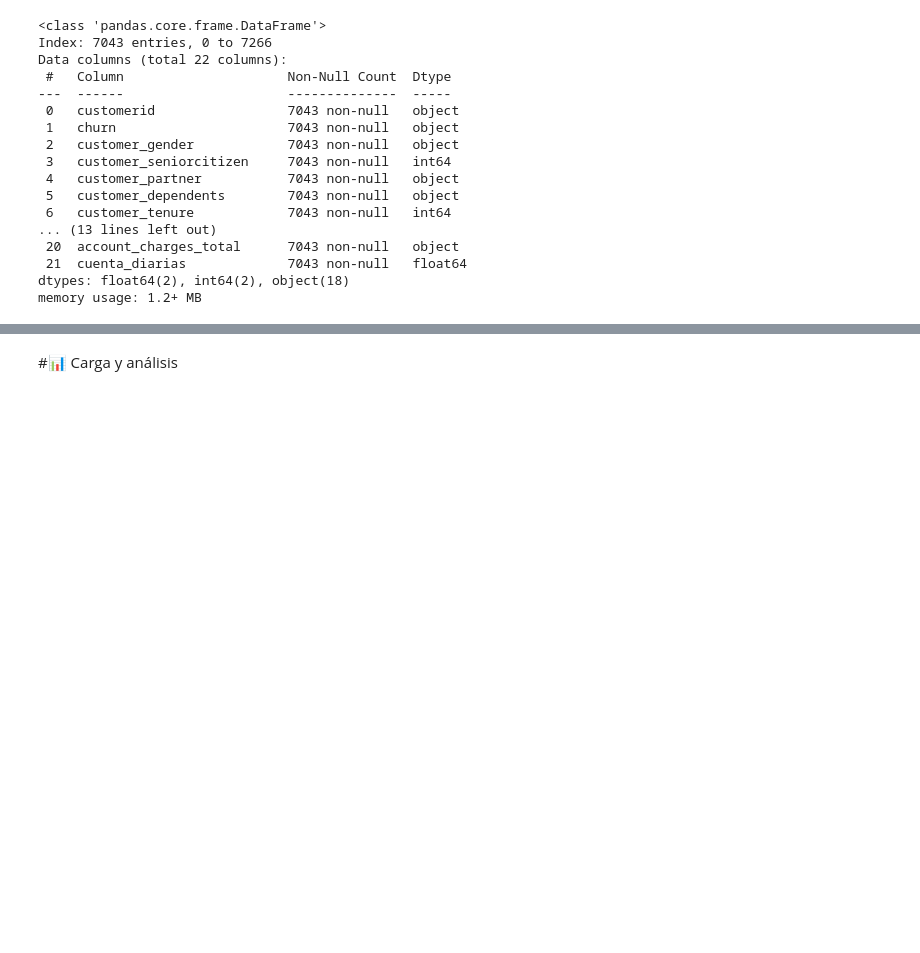
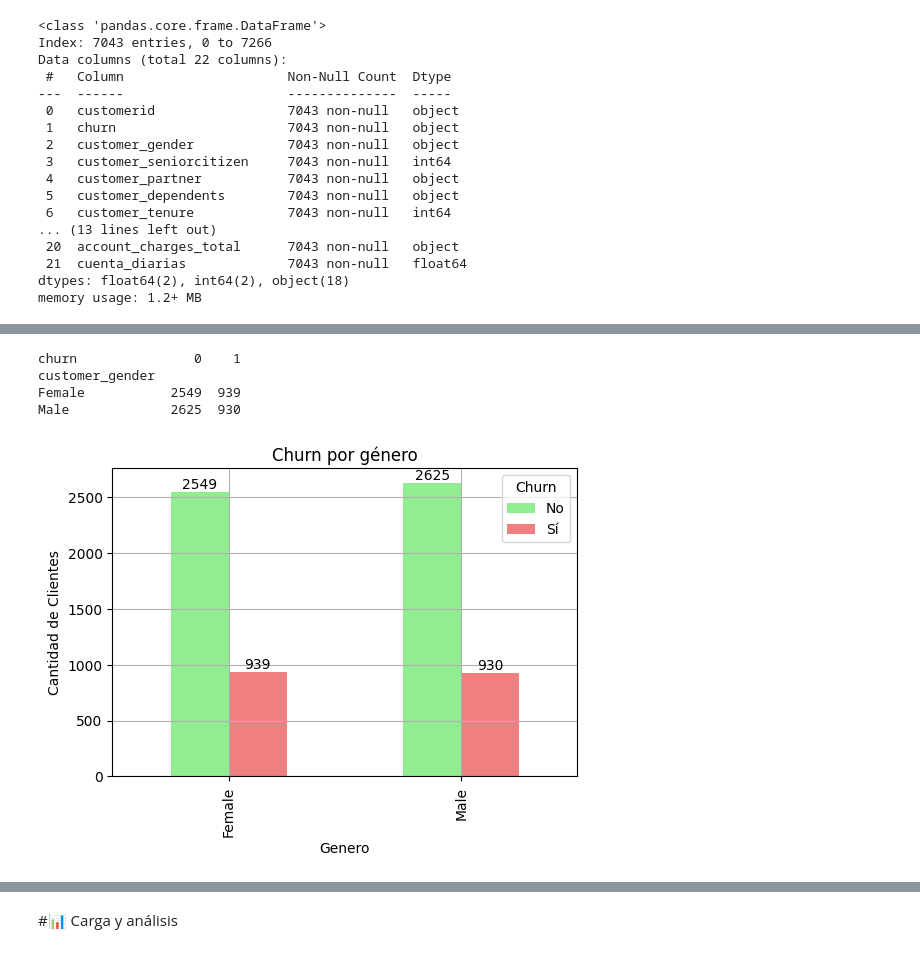
Before and after one commit to d4vid2025/challenge2-data-science-LATAM, a Jupyter notebook: TelecomX_LATAM.ipynb, the cells around one changed output, grey strips where cells are left out. Drawn from its saved outputs; the diff is of its cells as text; code cells hidden in the pictures; blank space fills up the shorter version.

```diff
--- a/TelecomX_LATAM.ipynb
+++ b/TelecomX_LATAM.ipynb
@@ -325,0 +392,29 @@ See the caveats in the documentation: https://pandas.pydata.org/pandas-docs/stab
+# %%
+churn_por_genero = datos_limpio.groupby(['customer_gender', 'churn']).size().unstack(fill_value=0)
+print(churn_por_genero)
+# %% [output]
+churn               0    1
+customer_gender
+Female           2549  939
+Male             2625  930
+# %%
+def graficar_churn_barras_agregado(df_agregado, titulo='Churn por categoría',
+                                   xlabel='Categoría', ylabel='Cantidad de clientes',
+                                   stacked=False, colores=['lightgreen','lightcoral']):
+
+    ax = df_agregado.plot(kind='bar', stacked=stacked, color=colores, figsize=(6,4))
+    plt.grid(True)
+    plt.title(titulo)
+    plt.xlabel(xlabel)
+    plt.ylabel(ylabel)
+    plt.legend(title='Churn', labels=['No', 'Sí'])
+
+    for p in ax.patches:
+      height = p.get_height() if not stacked else p.get_height()
+      ax.text(p.get_x() + p.get_width()/2., p.get_y() + height + 0.1,
+              int(height), ha="center", va='bottom')
+    plt.show()
+# %%
+graficar_churn_barras_agregado(churn_por_genero,'Churn por género','Genero','Cantidad de Clientes')
+# %% [output]
+[figure, added]
```
Also changed, not shown: parts of 18 cells of this notebook.
